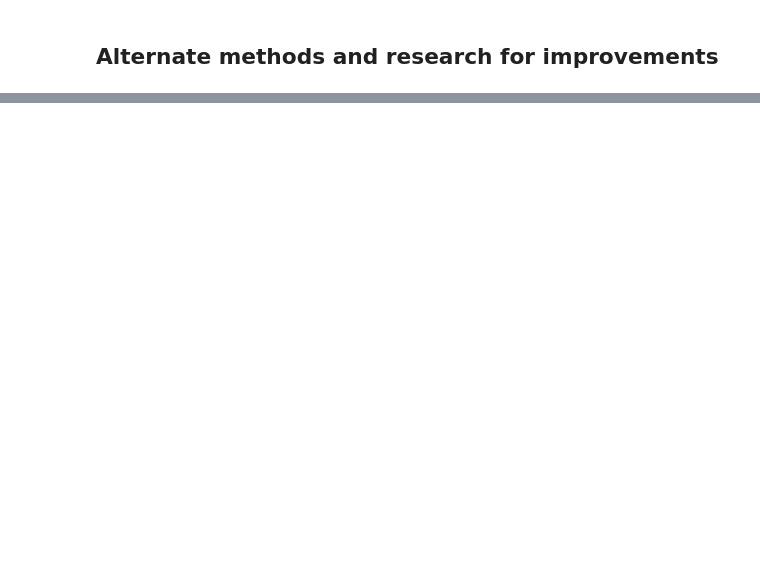
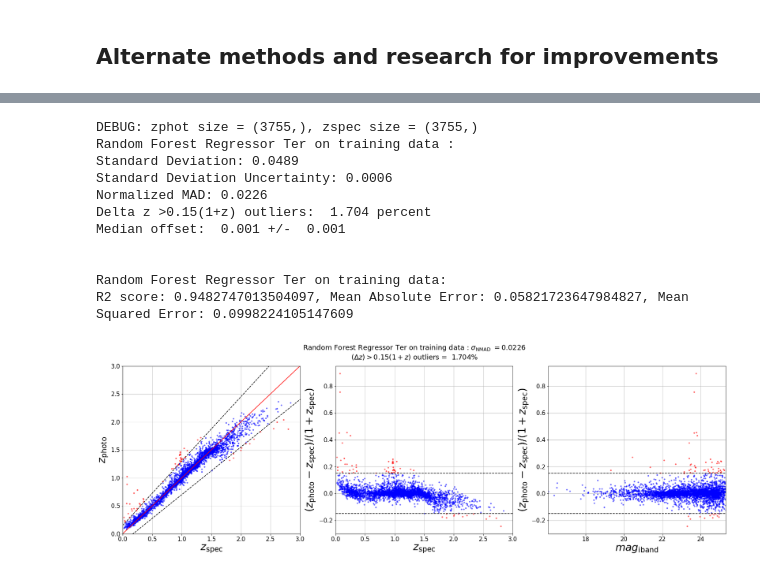
Before and after one commit to sylvielsstfr/Intern2022_PhotoZ, a Jupyter notebook: compare_estimators.ipynb, the cells around one changed output, grey strips where cells are left out. Drawn from its saved outputs; the diff is of its cells as text; code cells hidden in the pictures; blank space fills up the shorter version.

```diff
--- a/compare_estimators.ipynb
+++ b/compare_estimators.ipynb
@@ -563,0 +557,20 @@ R2 score: 0.9882609573661001, Mean Absolute Error: 0.029870808281404218, Mean Sq
+# %%
+z_phot_train_ter = regrn_ter.predict(train_data_all)
+plot_and_stats(train_z.ravel(), z_phot_train_ter, train_data_mags[:, 3], title='Random Forest Regressor Ter on training data')
+r2_MLter_train = r2_score(z_phot_train_ter, train_z)
+mae_MLter_train = mean_absolute_error(z_phot_train_ter, train_z)
+mse_MLter_train = np.sqrt(mean_squared_error(z_phot_train_ter, train_z))
+print('Random Forest Regressor Ter on training data:\nR2 score: {}, Mean Absolute Error: {}, Mean Squared Error: {}'.format(r2_MLter_train, mae_MLter_train, mse_MLter_train))
+# %% [output]
+DEBUG: zphot size = (3755,), zspec size = (3755,)
+Random Forest Regressor Ter on training data :
+Standard Deviation: 0.0489
+Standard Deviation Uncertainty: 0.0006
+Normalized MAD: 0.0226
+Delta z >0.15(1+z) outliers:  1.704 percent
+Median offset:  0.001 +/-  0.001
+
+
+Random Forest Regressor Ter on training data:
+R2 score: 0.9482747013504097, Mean Absolute Error: 0.05821723647984827, Mean Squared Error: 0.0998224105147609
+[figure, added]
```
Also changed, not shown: parts of 35 cells of this notebook, 1 other file.
